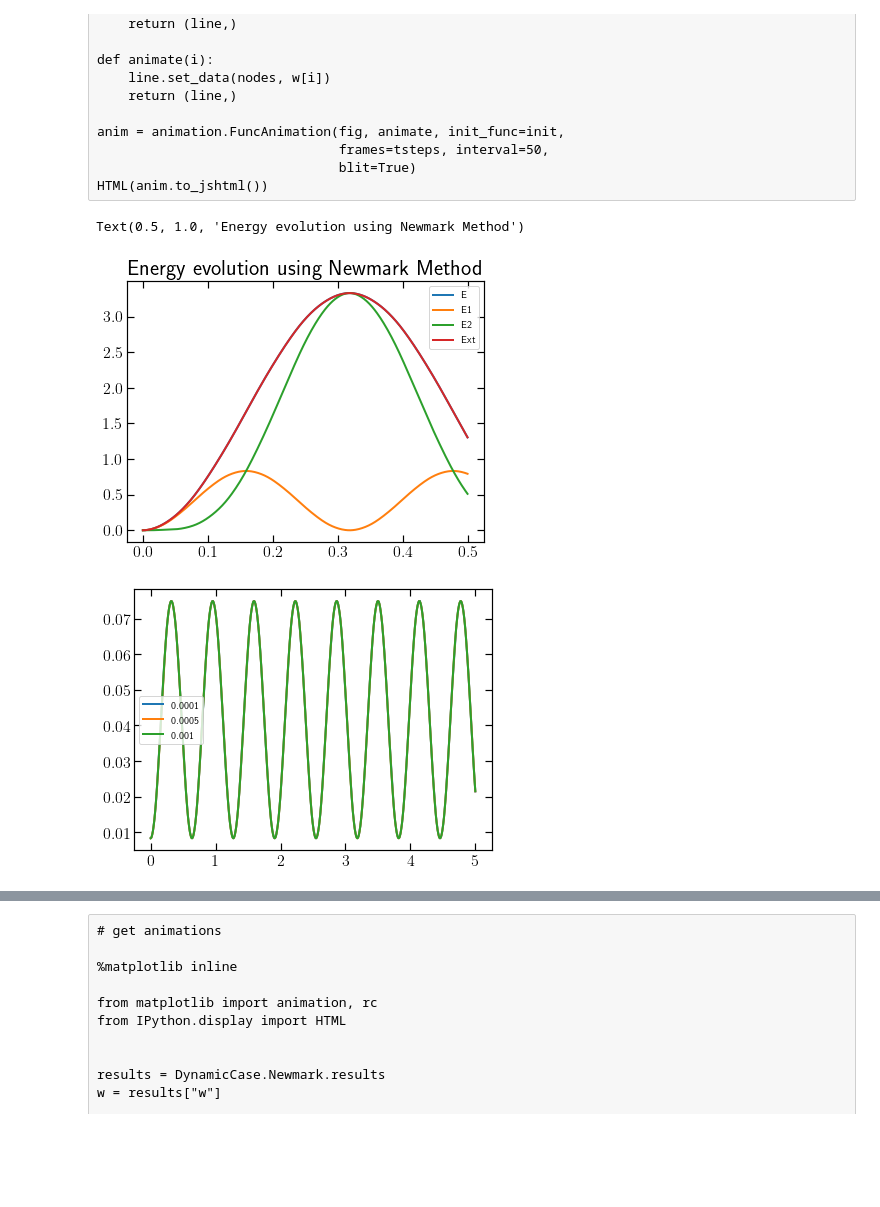
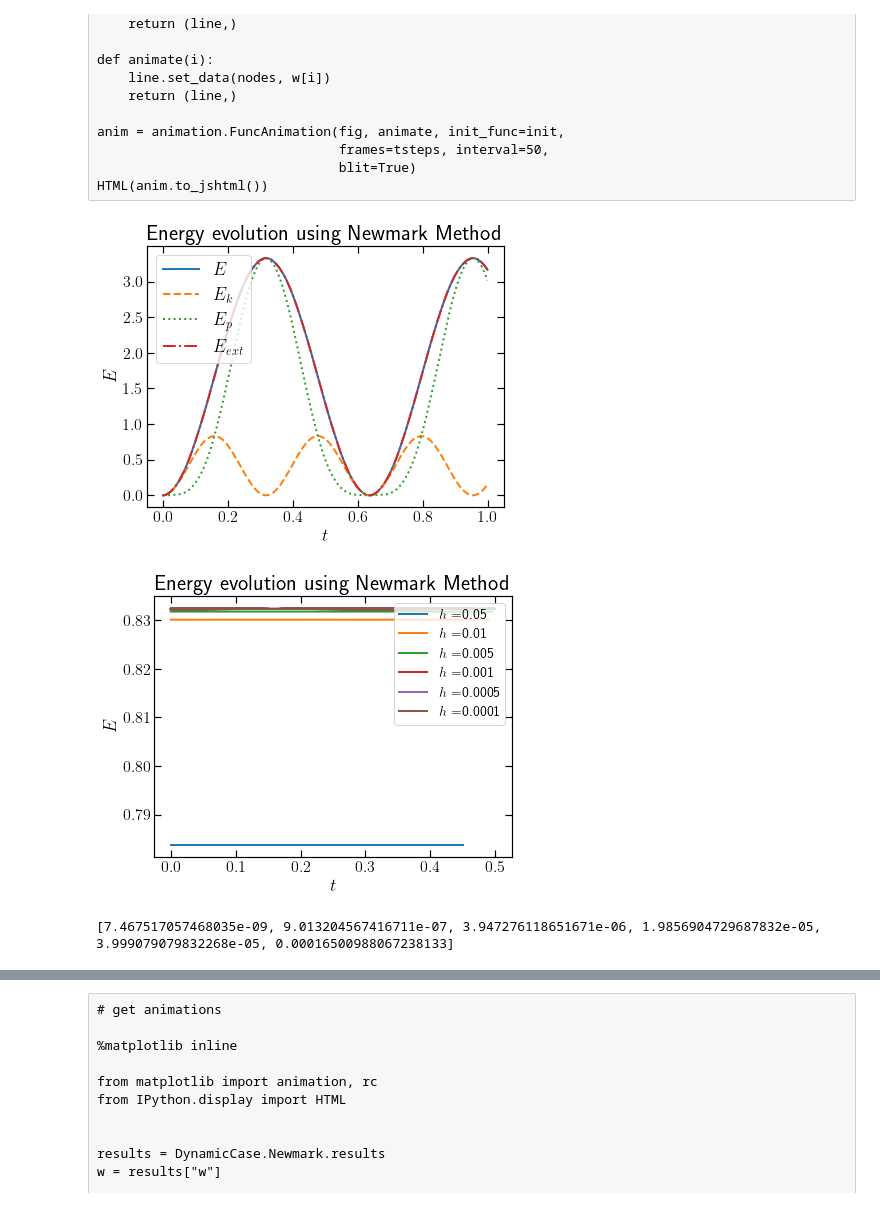
Before and after one commit to deveringham/cosse-beams, a Jupyter notebook: Dynamic_Case.ipynb, the cells around one changed output, grey strips where cells are left out. Drawn from its saved outputs; the diff is of its cells as text; code cells hidden in the pictures; blank space fills up the shorter version.

Commit message:
Energy oscillations

```diff
--- a/Dynamic_Case.ipynb
+++ b/Dynamic_Case.ipynb
@@ -46,16 +46,16 @@ else:
 # %%
 """
 DynamicCase = Dynamic(E=E, I=I, N=N, L=L,
-                      initial_conditions = {"ML":ML, "M0":M0, "a0":a0, "aL":aL, "q":0},
+                      initial_conditions = {"ML":ML, "M0":M0, "a0":a0, "aL":aL, "q":10},
                       #parameters = {"ML":ML, "M0":M0, "a0":a0, "aL":aL, "q":4},
-                      parameters = {"ML":ML, "M0":M0, "a0":0, "aL":5, "q":4},
+                      parameters = {"ML":ML, "M0":M0, "a0":0, "aL":5, "q":0},
                       two_sided_support=True)
 """
 DynamicCase = DynamicSolutionBothEnds(E=E, I=I, N=N, L=L, h=0.05,
                                       initial_conditions = {"ML":ML, "M0":M0, "a0":a0, "aL":aL, "q":0},
                                       parameters = {"ML":ML, "M0":M0, "a0":0, "aL":0, "q":10}
                                      )
-tsteps = 500
+tsteps = 1000
 
 h = 0.001
 
@@ -203,31 +203,35 @@ for i in range(1,np.shape(w)[0]):
     Ext.append(ExternalEnergy(u[i], rhs))
 # %%
 plt.style.use("standard.mplstyle")
-plt.plot(h*np.array([i for i in range(np.shape(E)[0])]), E, label="E")
-plt.plot(h*np.array([i for i in range(np.shape(E)[0])]), E1, label="E1")
-plt.plot(h*np.array([i for i in range(np.shape(E)[0])]), E2, label="E2")
-plt.plot(h*np.array([i for i in range(np.shape(E)[0])]), Ext, label="Ext")
+plt.plot(h*np.array([i for i in range(np.shape(E)[0])]), E, "-", label=r"$E$")
+plt.plot(h*np.array([i for i in range(np.shape(E)[0])]), E1, "--", label=r"$E_k$")
+plt.plot(h*np.array([i for i in range(np.shape(E)[0])]), E2, ":", label=r"$E_p$")
+plt.plot(h*np.array([i for i in range(np.shape(E)[0])]), Ext, "-.", label=r"$E_{ext}$")
 plt.legend()
 plt.title("Energy evolution using Newmark Method")
+plt.xlabel(r"$t$")
+plt.ylabel(r"$E$")
+plt.legend( prop={"size": 18})
+plt.savefig("./Report/Newmark_Energy_Evolution_Load.pdf")
 # %% [output]
-Text(0.5, 1.0, 'Energy evolution using Newmark Method')
-[figure, old version]
+[figure, new version]
 # %%
 Energies = {}
 
-hs = [0.01, 0.005, 0.001, 0.0005, 0.0001]
+hs = [0.05, 0.01, 0.005, 0.001, 0.0005, 0.0001]
 
+tt = 0.5
 
 for h in hs:
     Energies[h] = []
 
 for h in hs:
 
-    tsteps = int(5 / h)
+    tsteps = int(tt / h)
 
     DynamicCase = DynamicSolutionBothEnds(E=1, I=1, N=N, L=L, h=h,
-                                      initial_conditions = {"ML":ML, "M0":M0, "a0":a0, "aL":aL, "q":1},
-                                      parameters = {"ML":ML, "M0":M0, "a0":0, "aL":0, "q":2}
+                                      initial_conditions = {"ML":ML, "M0":M0, "a0":a0, "aL":aL, "q":10},
+                                      parameters = {"ML":ML, "M0":M0, "a0":0, "aL":0, "q":0}
                                      )
     DynamicCase.Newmark.h = h
     DynamicCase.Newmark.run(tsteps)
@@ -243,14 +247,18 @@ for h in hs:
 
         Energies[h].append(Energy(u[i], up[i], Me, Se))
 # %%
-hs = [0.01, 0.005, 0.001, 0.0005, 0.0001]
-hs = [0.0001, 0.0005, 0.001]
+#hs = [0.0001, 0.0005, 0.001]
 
 for h in hs:
 
-    plt.plot(h*np.array([i for i in range(int(5/h))]), Energies[h], label=h)
+    plt.plot(h*np.array([i for i in range(int(tt/h))]), Energies[h], label= r"$h=$"+ str(h))
 
-plt.legend()
+plt.legend(loc = "upper right", prop={"size": 14})
+
+plt.xlabel(r"$t$")
+plt.ylabel(r"$E$")
+plt.title("Energy evolution using Newmark Method")
+plt.savefig("./Report/Newmark_Energy_Evolution.pdf")
 plt.show()
 # %% [output]
-[figure, old version]
+[figure, new version]
@@ -256,0 +273,4 @@ plt.show()
+# %%
+print(Amplitudes)
+# %% [output]
+[7.467517057468035e-09, 9.013204567416711e-07, 3.947276118651671e-06, 1.9856904729687832e-05, 3.999079079832268e-05, 0.00016500988067238133]
```
Also changed, not shown: parts of 3 cells of this notebook, 9 other files.
